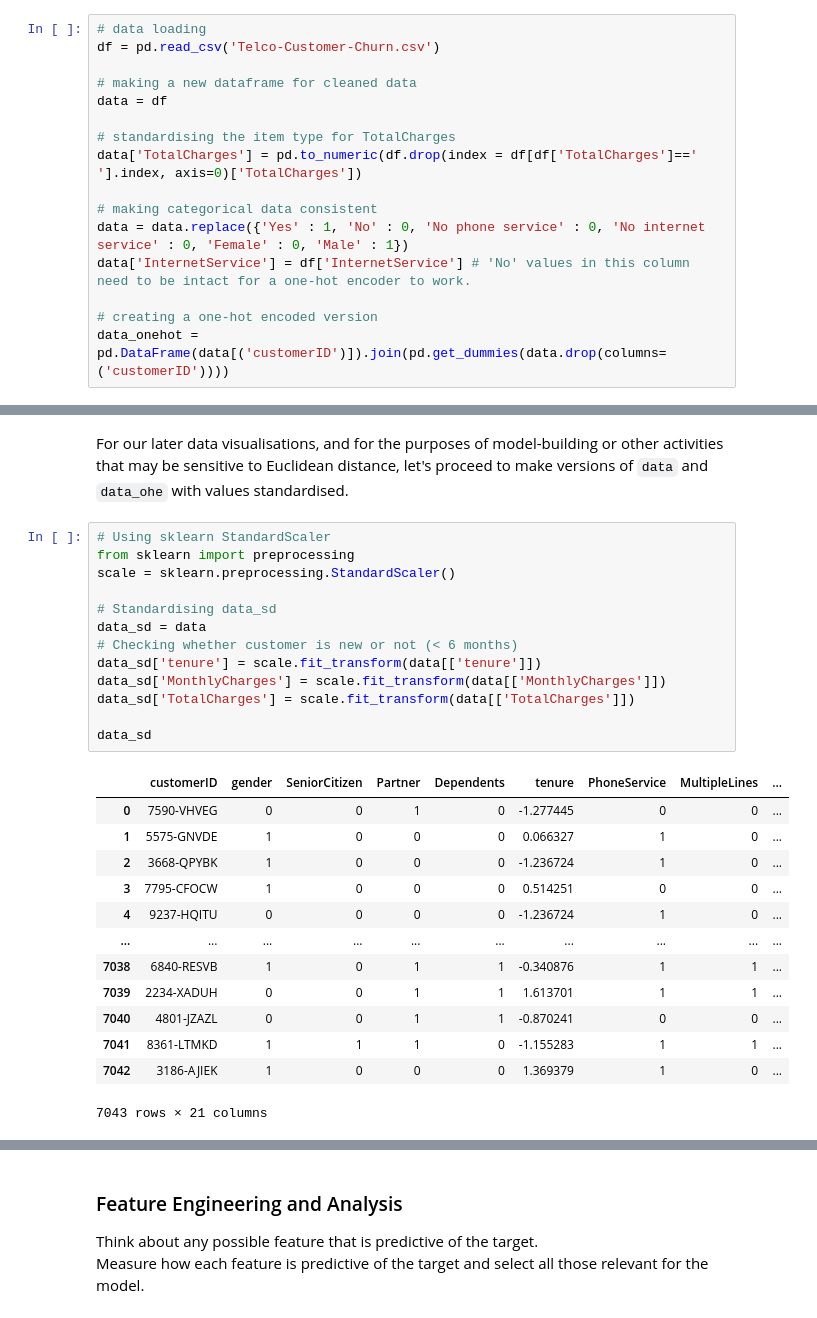
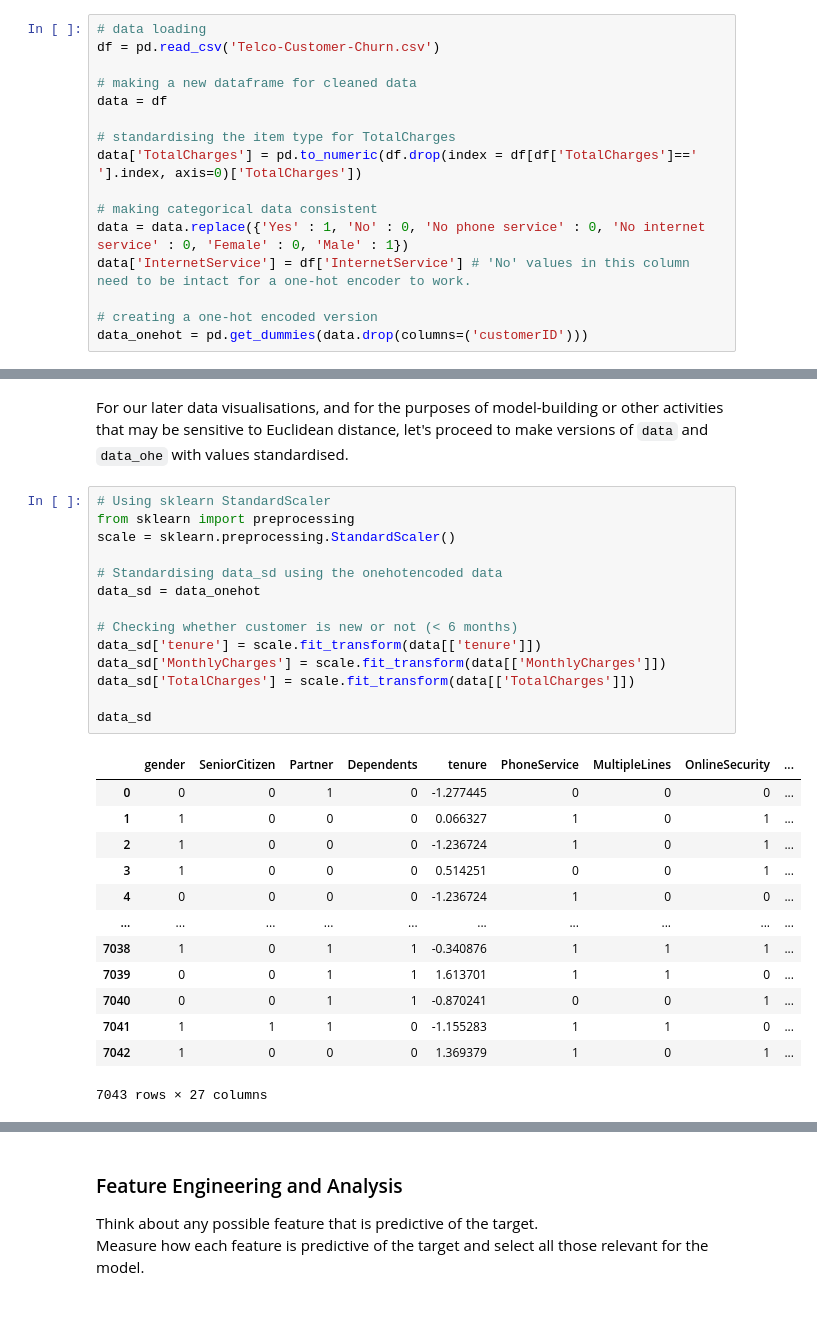
Before and after one commit to GiuseppeManai/ysc4224, a Jupyter notebook: 2.Churn_Model/team3/ChurnModel.ipynb, the cells around one changed output, grey strips where cells are left out. Drawn from its saved outputs; the diff is of its cells as text.

```diff
--- a/2.Churn_Model/team3/ChurnModel.ipynb
+++ b/2.Churn_Model/team3/ChurnModel.ipynb
@@ -1295,7 +682,7 @@ data = data.replace({'Yes' : 1, 'No' : 0, 'No phone service' : 0, 'No internet s
 data['InternetService'] = df['InternetService'] # 'No' values in this column need to be intact for a one-hot encoder to work.
 
 # creating a one-hot encoded version
-data_onehot = pd.DataFrame(data[('customerID')]).join(pd.get_dummies(data.drop(columns=('customerID'))))
+data_onehot = pd.get_dummies(data.drop(columns=('customerID')))
 # %% [markdown]
 #### Standardisation
 # %% [markdown]
@@ -1303,30 +690,31 @@ For our later data visualisations, and for the purposes of model-building or oth
 # %%
 # Using sklearn StandardScaler
 from sklearn import preprocessing
 scale = sklearn.preprocessing.StandardScaler()
 
-# Standardising data_sd
-data_sd = data
+# Standardising data_sd using the onehotencoded data
+data_sd = data_onehot
+
 # Checking whether customer is new or not (< 6 months)
 data_sd['tenure'] = scale.fit_transform(data[['tenure']])
 data_sd['MonthlyCharges'] = scale.fit_transform(data[['MonthlyCharges']])
 data_sd['TotalCharges'] = scale.fit_transform(data[['TotalCharges']])
 
 data_sd
 # %% [output]
-|  | customerID | gender | SeniorCitizen | Partner | Dependents | tenure | PhoneService | MultipleLines | ... |
-| 0 | 7590-VHVEG | 0 | 0 | 1 | 0 | -1.277445 | 0 | 0 | ... |
-| 1 | 5575-GNVDE | 1 | 0 | 0 | 0 | 0.066327 | 1 | 0 | ... |
-| 2 | 3668-QPYBK | 1 | 0 | 0 | 0 | -1.236724 | 1 | 0 | ... |
-| 3 | 7795-CFOCW | 1 | 0 | 0 | 0 | 0.514251 | 0 | 0 | ... |
-| 4 | 9237-HQITU | 0 | 0 | 0 | 0 | -1.236724 | 1 | 0 | ... |
+|  | gender | SeniorCitizen | Partner | Dependents | tenure | PhoneService | MultipleLines | OnlineSecurity | ... |
+| 0 | 0 | 0 | 1 | 0 | -1.277445 | 0 | 0 | 0 | ... |
+| 1 | 1 | 0 | 0 | 0 | 0.066327 | 1 | 0 | 1 | ... |
+| 2 | 1 | 0 | 0 | 0 | -1.236724 | 1 | 0 | 1 | ... |
+| 3 | 1 | 0 | 0 | 0 | 0.514251 | 0 | 0 | 1 | ... |
+| 4 | 0 | 0 | 0 | 0 | -1.236724 | 1 | 0 | 0 | ... |
 | ... | ... | ... | ... | ... | ... | ... | ... | ... | ... |
-| 7038 | 6840-RESVB | 1 | 0 | 1 | 1 | -0.340876 | 1 | 1 | ... |
-| 7039 | 2234-XADUH | 0 | 0 | 1 | 1 | 1.613701 | 1 | 1 | ... |
-| 7040 | 4801-JZAZL | 0 | 0 | 1 | 1 | -0.870241 | 0 | 0 | ... |
-| 7041 | 8361-LTMKD | 1 | 1 | 1 | 0 | -1.155283 | 1 | 1 | ... |
-| 7042 | 3186-AJIEK | 1 | 0 | 0 | 0 | 1.369379 | 1 | 0 | ... |
+| 7038 | 1 | 0 | 1 | 1 | -0.340876 | 1 | 1 | 1 | ... |
+| 7039 | 0 | 0 | 1 | 1 | 1.613701 | 1 | 1 | 0 | ... |
+| 7040 | 0 | 0 | 1 | 1 | -0.870241 | 0 | 0 | 1 | ... |
+| 7041 | 1 | 1 | 1 | 0 | -1.155283 | 1 | 1 | 0 | ... |
+| 7042 | 1 | 0 | 0 | 0 | 1.369379 | 1 | 0 | 1 | ... |
-7043 rows × 21 columns
+7043 rows × 27 columns
 # %% [markdown]
 Right now, the following dataframes are available for use:
 
```
Also changed, not shown: parts of 129 cells of this notebook.
